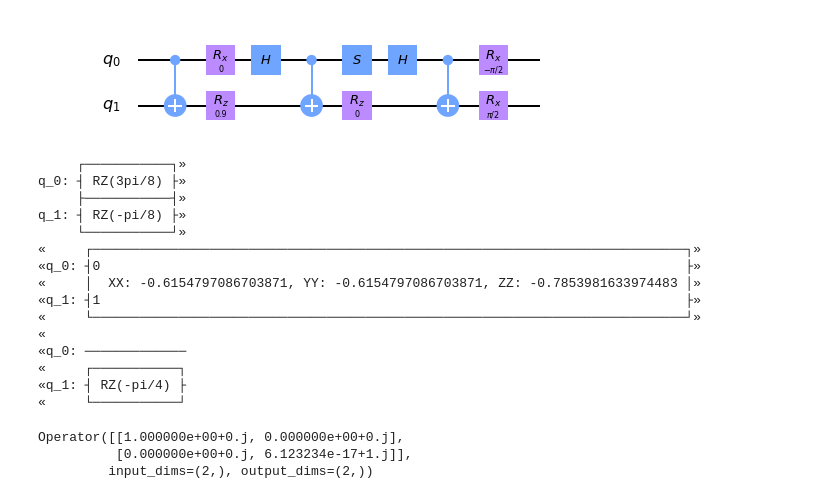
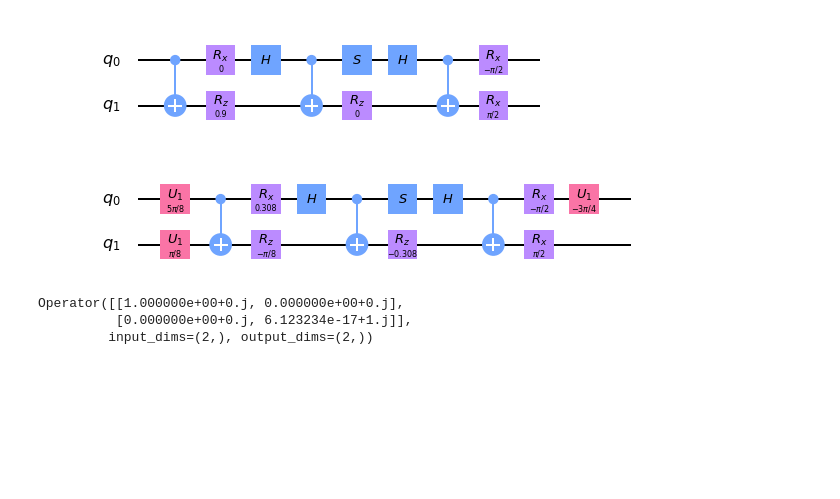
Before and after one commit to jacarolan/QuSpinLatticeFermions, a Jupyter notebook: fFT Quantum Circuit.ipynb, the cells around one changed output. Saved outputs shown, nothing was run; the diff lists cells and outputs as text; code cells hidden in the pictures; blank space fills up the shorter version.

```diff
--- a/fFT Quantum Circuit.ipynb
+++ b/fFT Quantum Circuit.ipynb
@@ -468,23 +468,9 @@ qcirc.decompose().draw("mpl")
 # %% [output]
 [figure]
 # %%
-qcirc.decompose().draw()
+qcirc.decompose().decompose().draw("mpl")
 # %% [output]
-     ┌───────────┐»
-q_0: ┤ RZ(3pi/8) ├»
-     ├───────────┤»
-q_1: ┤ RZ(-pi/8) ├»
-     └───────────┘»
-«     ┌────────────────────────────────────────────────────────────────────────────┐»
-«q_0: ┤0                                                                           ├»
-«     │  XX: -0.6154797086703871, YY: -0.6154797086703871, ZZ: -0.7853981633974483 │»
-«q_1: ┤1                                                                           ├»
-«     └────────────────────────────────────────────────────────────────────────────┘»
-«
-«q_0: ─────────────
-«     ┌───────────┐
-«q_1: ┤ RZ(-pi/4) ├
-«     └───────────┘
+[figure, added]
 # %%
 qcirc = QuantumCircuit(1)
 qcirc.rz(np.pi/2,0)
```
Also changed, not shown: parts of 2 cells of this notebook.
